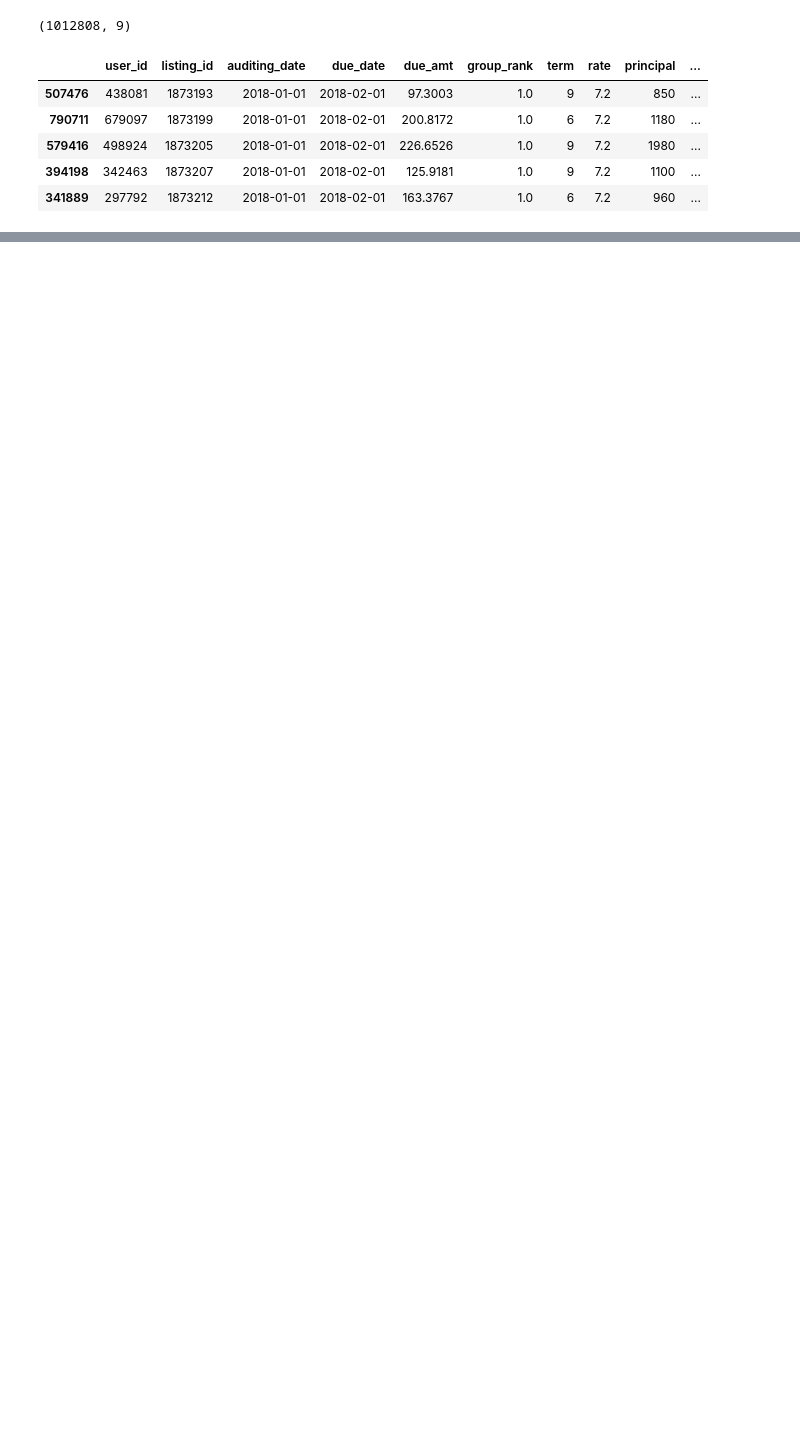
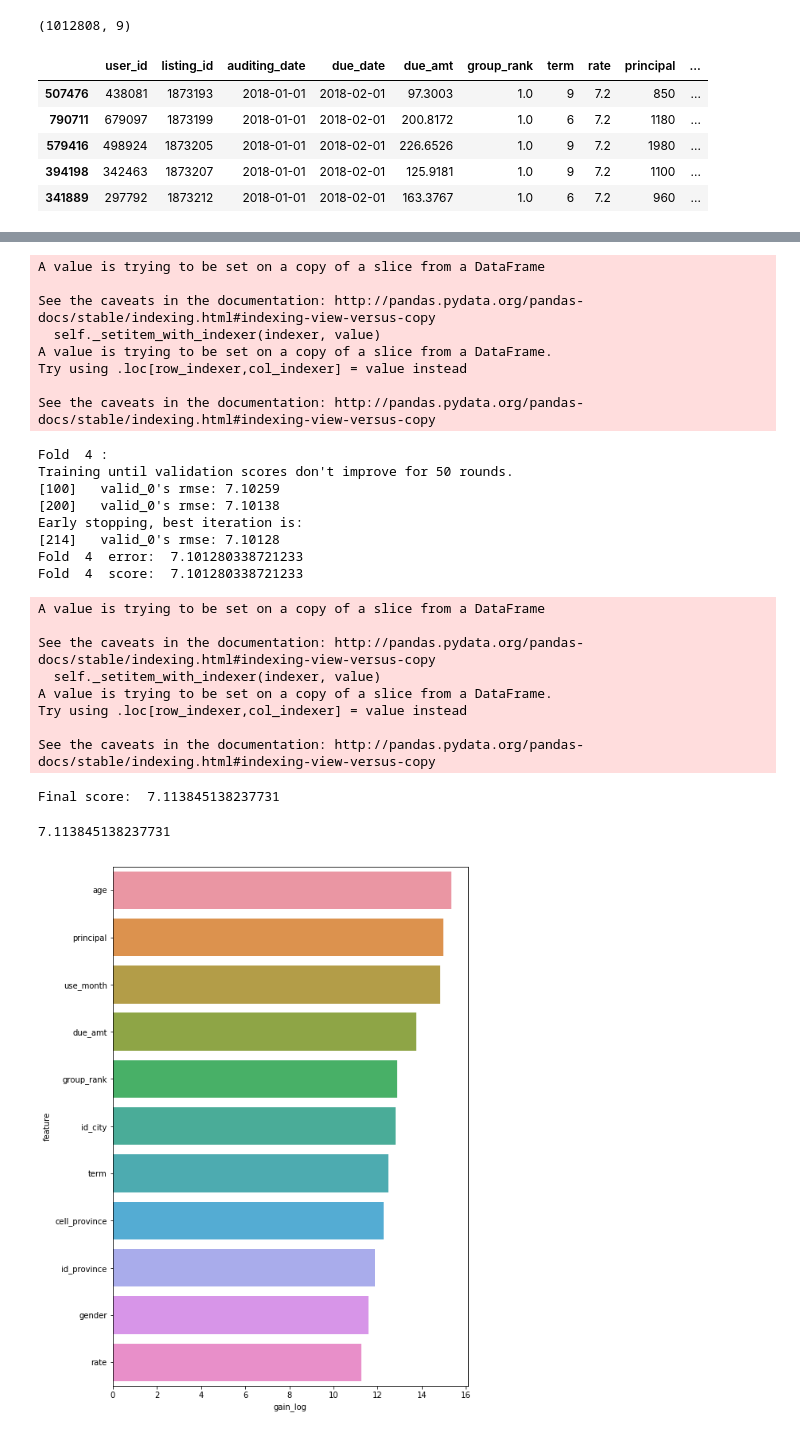
Before and after one commit to FlyingWing/jupyter, a Jupyter notebook: 第四届魔镜杯大赛.ipynb, the cells around one changed output, grey strips where cells are left out. Drawn from its saved outputs; the diff is of its cells as text; code cells hidden in the pictures; blank space fills up the shorter version.

```diff
--- a/第四届魔镜杯大赛.ipynb
+++ b/第四届魔镜杯大赛.ipynb
@@ -107,0 +421,8 @@ new_data['use_month'] = new_data.apply(lambda row:monthDiff(row['auditing_date']
+# %%
+Kfolder = KFoldValidation(train_data, "listing_id")
+
+lgbmodel = lgb.LGBMRegressor(n_estimators=1000, objective="regression", metric="rmse", num_leaves=31, min_child_samples=100,
+                      learning_rate=0.1, bagging_fraction=0.7, feature_fraction=0.8, bagging_frequency=5,
+                      bagging_seed=2019, subsample=.9, colsample_bytree=.9, use_best_model=True)
+Kfolder.validate(train_data, test_data, features, lgbmodel, "diff_date", "diff_date_pred", prepare_stacking=True)
+# %% [output]
@@ -107,0 +490,27 @@ new_data['use_month'] = new_data.apply(lambda row:monthDiff(row['auditing_date']
+A value is trying to be set on a copy of a slice from a DataFrame
+
+See the caveats in the documentation: http://pandas.pydata.org/pandas-docs/stable/indexing.html#indexing-view-versus-copy
+  self._setitem_with_indexer(indexer, value)
+A value is trying to be set on a copy of a slice from a DataFrame.
+Try using .loc[row_indexer,col_indexer] = value instead
+
+See the caveats in the documentation: http://pandas.pydata.org/pandas-docs/stable/indexing.html#indexing-view-versus-copy
+Fold  4 :
+Training until validation scores don't improve for 50 rounds.
+[100]   valid_0's rmse: 7.10259
+[200]   valid_0's rmse: 7.10138
+Early stopping, best iteration is:
+[214]   valid_0's rmse: 7.10128
+Fold  4  error:  7.101280338721233
+Fold  4  score:  7.101280338721233
+A value is trying to be set on a copy of a slice from a DataFrame
+
+See the caveats in the documentation: http://pandas.pydata.org/pandas-docs/stable/indexing.html#indexing-view-versus-copy
+  self._setitem_with_indexer(indexer, value)
+A value is trying to be set on a copy of a slice from a DataFrame.
+Try using .loc[row_indexer,col_indexer] = value instead
+
+See the caveats in the documentation: http://pandas.pydata.org/pandas-docs/stable/indexing.html#indexing-view-versus-copy
+Final score:  7.113845138237731
+7.113845138237731
+[figure, added]
```
Also changed, not shown: parts of 28 cells of this notebook.
